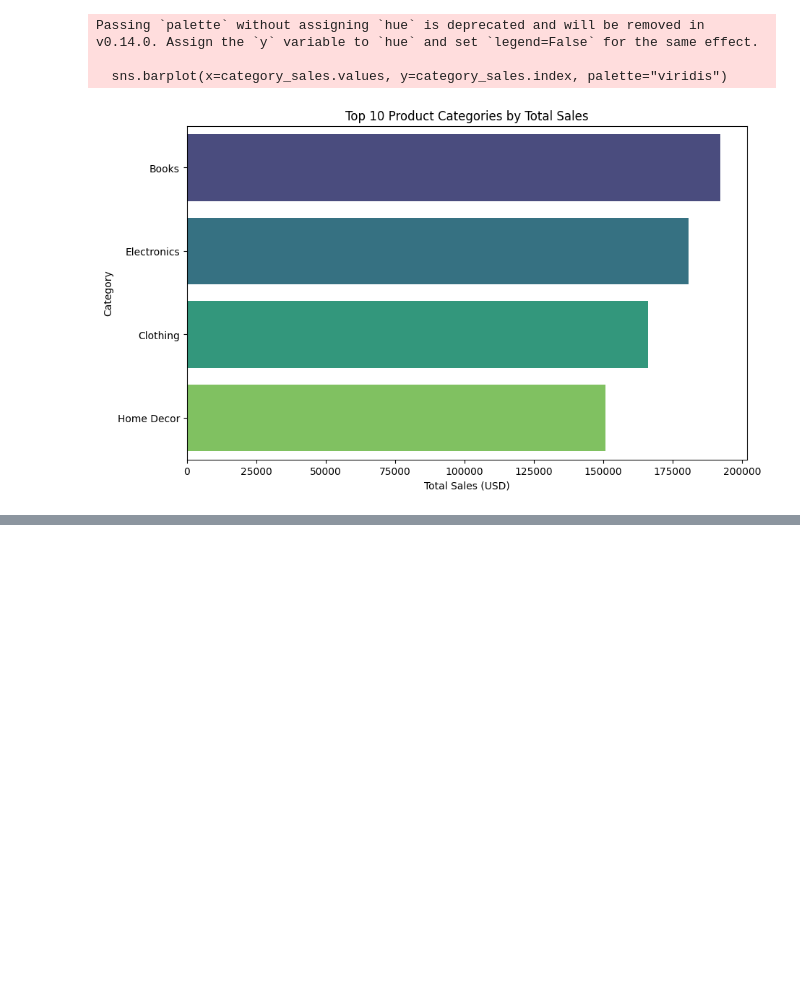
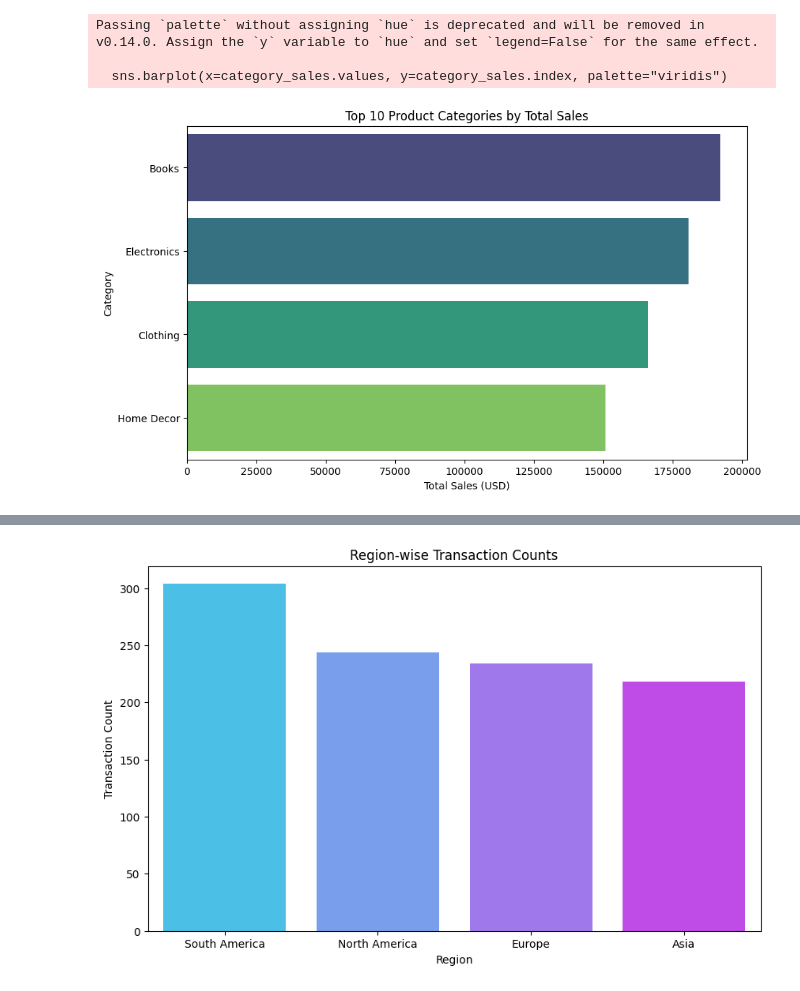
Before and after one commit to codinggeek1/ZEOTAP, a Jupyter notebook: Pardhiv_Varma_EDA.ipynb, the cells around one changed output, grey strips where cells are left out. Drawn from its saved outputs; the diff is of its cells as text; code cells hidden in the pictures; blank space fills up the shorter version.

```diff
--- a/Pardhiv_Varma_EDA.ipynb
+++ b/Pardhiv_Varma_EDA.ipynb
@@ -2,6 +2,7 @@
 import pandas as pd
 import matplotlib.pyplot as plt
 import seaborn as sns
+from datetime import datetime
 
 # Load data
 customers = pd.read_csv("Customers.csv")
@@ -32,6 +33,13 @@ print("Transactions:\n", transactions.describe())
 merged_data = transactions.merge(customers, on="CustomerID", how="left")
 merged_data = merged_data.merge(products, on="ProductID", how="left")
 
+if 'Price' not in merged_data.columns:
+    # Assuming 'Price' column is in 'products' DataFrame
+    merged_data = merged_data.merge(products[['ProductID', 'Price']], on="ProductID", how="left")
+
+# Continue with your existing code...
+low_price_high_quantity = merged_data[merged_data['Price'] < 50]
+
 # Plot 1: Top 10 Product Categories by Total Sales
 category_sales = merged_data.groupby("Category")['TotalValue'].sum().sort_values(ascending=False).head(10)
 plt.figure(figsize=(10, 6))
@@ -40,6 +48,85 @@ plt.title("Top 10 Product Categories by Total Sales")
 plt.xlabel("Total Sales (USD)")
 plt.ylabel("Category")
 plt.show()
+
+# Plot 2: Region-wise Transaction Counts
+region_transactions = merged_data["Region"].value_counts()
+plt.figure(figsize=(10, 6))
+sns.barplot(x=region_transactions.index, y=region_transactions.values, palette="cool")
+plt.title("Region-wise Transaction Counts")
+plt.xlabel("Region")
+plt.ylabel("Transaction Count")
+plt.show()
+
+# Plot 3: Temporal Analysis of Transactions
+merged_data["TransactionDate"] = pd.to_datetime(merged_data["TransactionDate"])
+transaction_trends = merged_data.set_index("TransactionDate").resample("M")["TotalValue"].sum()
+plt.figure(figsize=(12, 6))
+transaction_trends.plot(color="purple")
+plt.title("Monthly Transaction Value Trend")
+plt.xlabel("Month")
+plt.ylabel("Total Value (USD)")
+plt.grid(True)
+plt.show()
+
+# Plot 4: Transactions by Region and Category
+region_category_sales = merged_data.groupby(["Region", "Category"])["TotalValue"].sum().unstack()
+region_category_sales.plot(kind="bar", stacked=True, figsize=(12, 6), colormap="Spectral")
+plt.title("Region-wise Category Sales")
+plt.xlabel("Region")
+plt.ylabel("Total Sales (USD)")
+plt.legend(title="Category", bbox_to_anchor=(1.05, 1), loc='upper left')
+plt.show()
+
+# Plot 5: Top 10 Customers by Total Revenue
+top_customers = merged_data.groupby('CustomerID')['TotalValue'].sum().sort_values(ascending=False).head(10)
+plt.figure(figsize=(10, 5))
+sns.barplot(x=top_customers.index, y=top_customers.values, palette='cool')
+plt.title("Top 10 Customers by Total Revenue")
+plt.xlabel("Customer ID")
+plt.ylabel("Total Revenue (USD)")
+plt.show()
+
+# Plot 6: High-demand product categories
+high_demand_categories = merged_data.groupby("Category")['Quantity'].sum().sort_values(ascending=False)
+plt.figure(figsize=(10, 6))
+sns.barplot(x=high_demand_categories.values, y=high_demand_categories.index, palette="magma")
+plt.title("High-Demand Product Categories")
+plt.xlabel("Total Quantity Sold")
+plt.ylabel("Category")
+plt.show()
+
+# Plot 7: Price-Sensitive Segments (Low Price, High Quantity)
+low_price_high_quantity = merged_data[merged_data['Price'] < 50]
+plt.figure(figsize=(8, 5))
+sns.scatterplot(data=low_price_high_quantity, x='Price', y='Quantity', hue='Region', palette='Set2')
+plt.title("Price-Sensitive Segments")
+plt.xlabel("Price (USD)")
+plt.ylabel("Quantity Sold")
+plt.show()
+
+# Insights Extraction with calculations
+# 1. High-demand product categories are pivotal for inventory strategies.
+most_demanded_category = high_demand_categories.idxmax()
+print(f"Most demanded category: {most_demanded_category}")
+
+# 2. Significant revenue contribution from South America suggests regional focus.
+south_america_revenue = merged_data[merged_data['Region'] == 'South America']['TotalValue'].sum()
+print(f"Revenue from South America: {south_america_revenue:.2f} USD")
+
+# 3. Seasonal spikes in transaction trends provide promotional opportunities.
+peak_month = transaction_trends.idxmax()
+print(f"Highest transaction value month: {peak_month}")
+
+# 4. Customers exhibit differing behaviors by region, aiding personalization.
+average_spend_by_region = merged_data.groupby('Region')['TotalValue'].mean()
+print("Average transaction value by region:")
+print(average_spend_by_region)
+
+# 5. Bulk purchases in low-price products indicate price-sensitive segments.
+bulk_low_price = low_price_high_quantity.groupby('ProductID')['Quantity'].sum().sort_values(ascending=False).head(5)
+print("Top 5 bulk purchased low-price products:")
+print(bulk_low_price)
 # %% [output]
 Customers Dataset Info:
 <class 'pandas.core.frame.DataFrame'>
@@ -64,0 +155 @@ Passing `palette` without assigning `hue` is deprecated and will be removed in v
+[figure, added]
```
Also changed, not shown: parts of 2 cells of this notebook.
